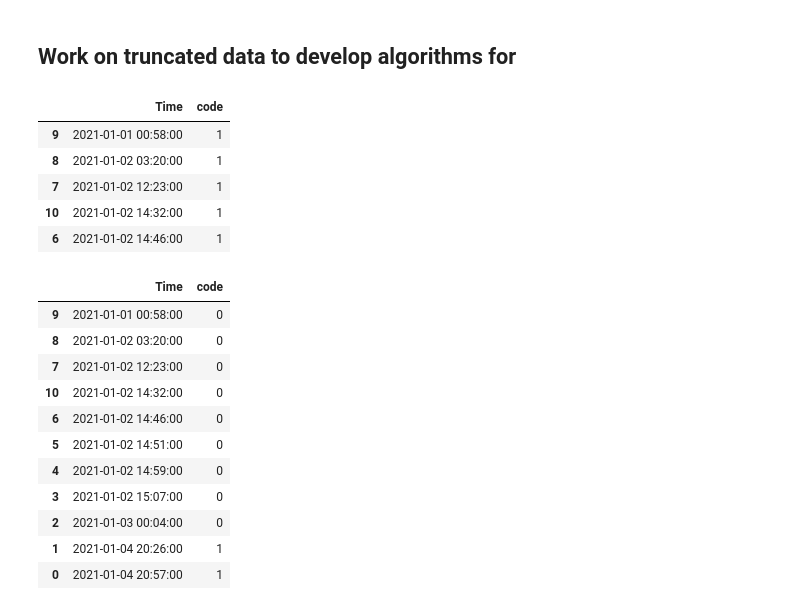
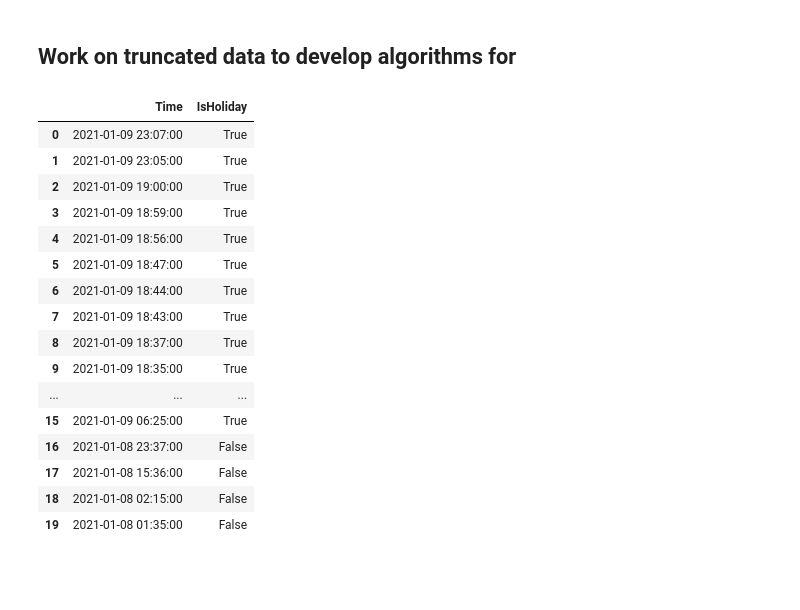
Before and after one commit to warriorprince86/MachineLearning, a Jupyter notebook: project/src/twitter_sentiment_analysis.ipynb, the cells around one changed output. Drawn from its saved outputs; the diff is of its cells as text; code cells hidden in the pictures; blank space fills up the shorter version.

Commit message:
feat(added-flags-for-market-open/close): added flags to check if the markets are open or close based on holidays and time of the day

```diff
--- a/project/src/twitter_sentiment_analysis.ipynb
+++ b/project/src/twitter_sentiment_analysis.ipynb
@@ -289,52 +289,58 @@ sns.histplot(data=result, x='combined',bins=20)
 # %%
 df_trun = df[(df.Time>= '2021-01-01') & (df.Time <='2021-01-10')].reset_index(drop=True)
 result_trun = polarityScore(df_trun.dropna(how = 'any'), 'Content1')
-# %%
-from datetime import datetime
-def timeframe(x):
-    x = 1
-    return x
-
-result_trun['code'] = result_trun.Time.apply(lambda row: timeframe(row))
-result_trun[['Time','code']].head()
-# %% [output]
-|  | Time | code |
-| 9 | 2021-01-01 00:58:00 | 1 |
-| 8 | 2021-01-02 03:20:00 | 1 |
-| 7 | 2021-01-02 12:23:00 | 1 |
-| 10 | 2021-01-02 14:32:00 | 1 |
-| 6 | 2021-01-02 14:46:00 | 1 |
 # %%
-# Get holidays
+# Get US holidays
 from pandas.tseries.holiday import USFederalHolidayCalendar
 cal = USFederalHolidayCalendar()
 holidays = cal.holidays(start='2016-01-01', end='2022-12-31').to_pydatetime()
 holiday_date = []
 for days in holidays:
     holiday_date.append(days.date())
 
 #check weekend or US holiday
-def weekendHoliday(x,holiday_date):
+def IsHoliday(x,holiday_date):
     date = x.date()
     weekday = x.weekday()
     if (date in holiday_date) | (weekday==5) | (weekday==6):
-        out = 0
+        return True #it is holiday
     else:
-        out = 1
-    return out
+        return False #it is not holiday
 
-result_trun['code'] = result_trun.Time.apply(lambda row: weekendHoliday(row,holiday_date))
-result_trun[['Time','code']]
+#during market or after market
+def IsAfterMkt(x):
+    x = x.time()
+    starttime = datetime.strptime('9:30:00','%H:%M:%S').time()
+    endtime = datetime.strptime('16:00:00','%H:%M:%S').time()
+    if ((x >= starttime) & (x<=endtime)):
+         return False
+    else:
+        return True
+
+# Same day or next day
+def IsSameDay(x):
+    x = x.time()
+    samedaystarttime = datetime.strptime('00:00:00','%H:%M:%S').time()
+    samedayndtime = datetime.strptime('9:30:00','%H:%M:%S').time()
+    if ((x >= samedaystarttime) & (x < samedayndtime)):
+        return True
+    else:
+        return False
 # %% [output]
-|  | Time | code |
-| 9 | 2021-01-01 00:58:00 | 0 |
-| 8 | 2021-01-02 03:20:00 | 0 |
-| 7 | 2021-01-02 12:23:00 | 0 |
-| 10 | 2021-01-02 14:32:00 | 0 |
-| 6 | 2021-01-02 14:46:00 | 0 |
-| 5 | 2021-01-02 14:51:00 | 0 |
-| 4 | 2021-01-02 14:59:00 | 0 |
-| 3 | 2021-01-02 15:07:00 | 0 |
-| 2 | 2021-01-03 00:04:00 | 0 |
-| 1 | 2021-01-04 20:26:00 | 1 |
-| 0 | 2021-01-04 20:57:00 | 1 |
+|  | Time | IsHoliday |
+| 0 | 2021-01-09 23:07:00 | True |
+| 1 | 2021-01-09 23:05:00 | True |
+| 2 | 2021-01-09 19:00:00 | True |
+| 3 | 2021-01-09 18:59:00 | True |
+| 4 | 2021-01-09 18:56:00 | True |
+| 5 | 2021-01-09 18:47:00 | True |
+| 6 | 2021-01-09 18:44:00 | True |
+| 7 | 2021-01-09 18:43:00 | True |
+| 8 | 2021-01-09 18:37:00 | True |
+| 9 | 2021-01-09 18:35:00 | True |
+| ... | ... | ... |
+| 15 | 2021-01-09 06:25:00 | True |
+| 16 | 2021-01-08 23:37:00 | False |
+| 17 | 2021-01-08 15:36:00 | False |
+| 18 | 2021-01-08 02:15:00 | False |
+| 19 | 2021-01-08 01:35:00 | False |
```
Also changed, not shown: parts of 10 cells of this notebook.
